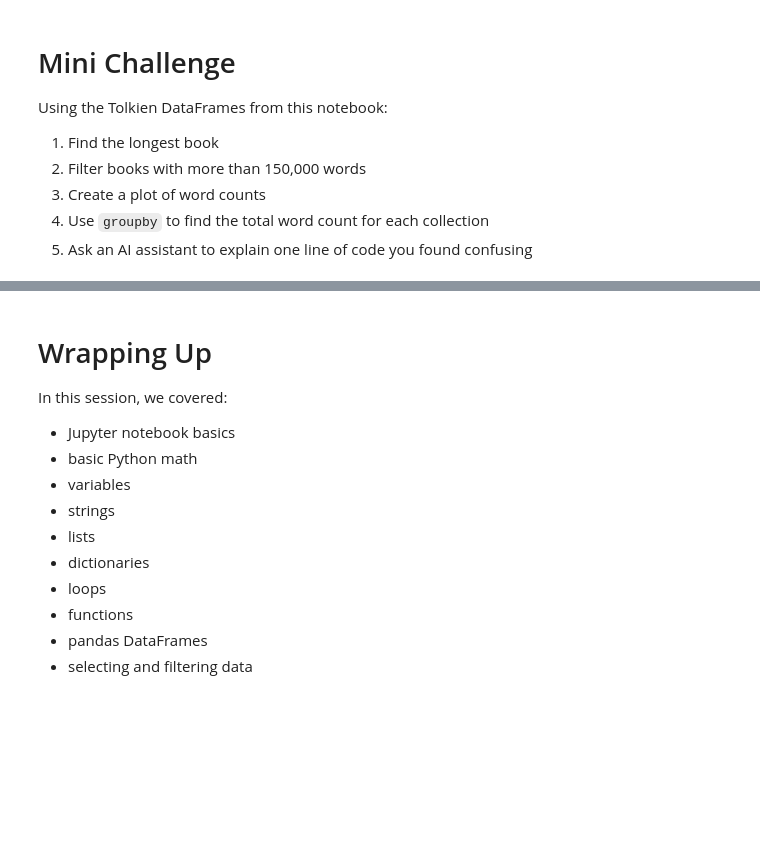
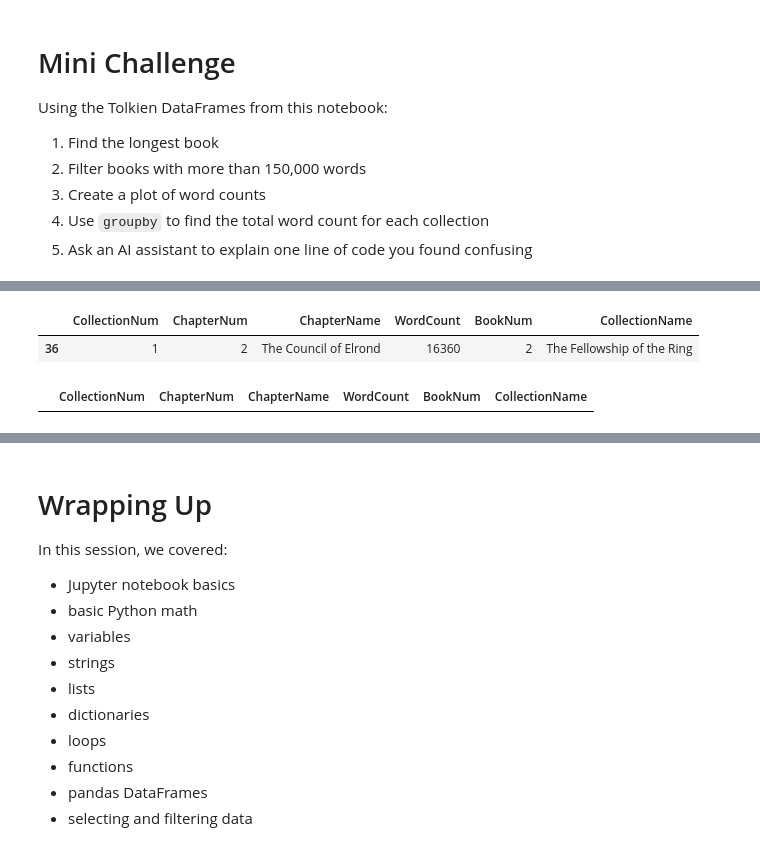
Before and after one commit to Ananya-Sankaran/python_bootcamp, a Jupyter notebook: intro_python_jupyter.ipynb, the cells around one changed output, grey strips where cells are left out. Saved outputs shown, nothing was run; the diff lists cells and outputs as text; code cells hidden in the pictures; blank space fills up the shorter version.

```diff
--- a/intro_python_jupyter.ipynb
+++ b/intro_python_jupyter.ipynb
@@ -692,0 +702,13 @@ Using the Tolkien DataFrames from this notebook:
+# %%
+# Your code here
+# Part 1
+data[data["WordCount"] >= data["WordCount"].max()]
+# %% [output]
+|  | CollectionNum | ChapterNum | ChapterName | WordCount | BookNum | CollectionName |
+| 36 | 1 | 2 | The Council of Elrond | 16360 | 2 | The Fellowship of the Ring |
+# %%
+# Part 2
+#data.groupby(['CollectionName', 'BookNum']).sum()# > 150000
+data[data["WordCount"] > 150000]
+# %% [output]
+|  | CollectionNum | ChapterNum | ChapterName | WordCount | BookNum | CollectionName |
```
Also changed, not shown: parts of 5 cells of this notebook.
